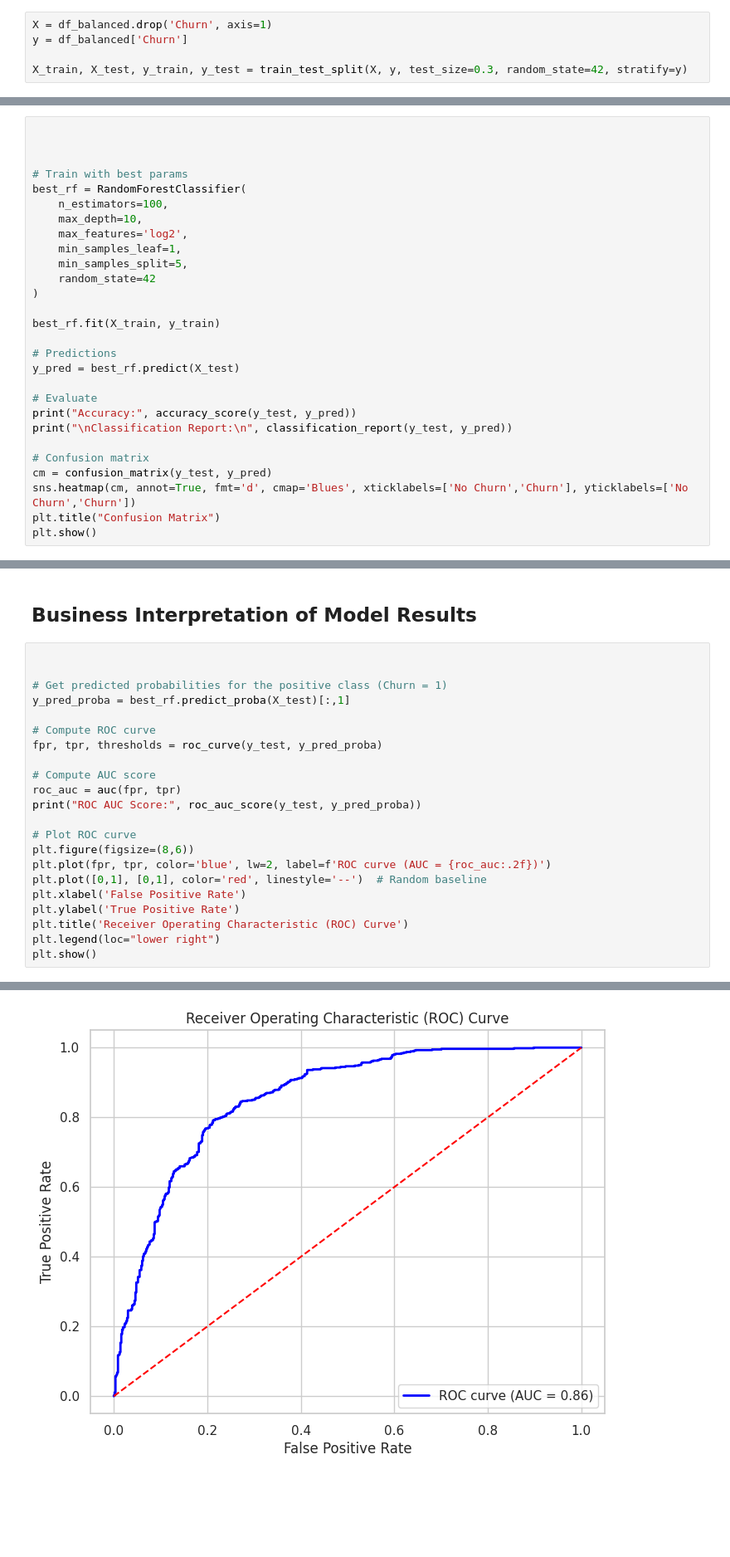
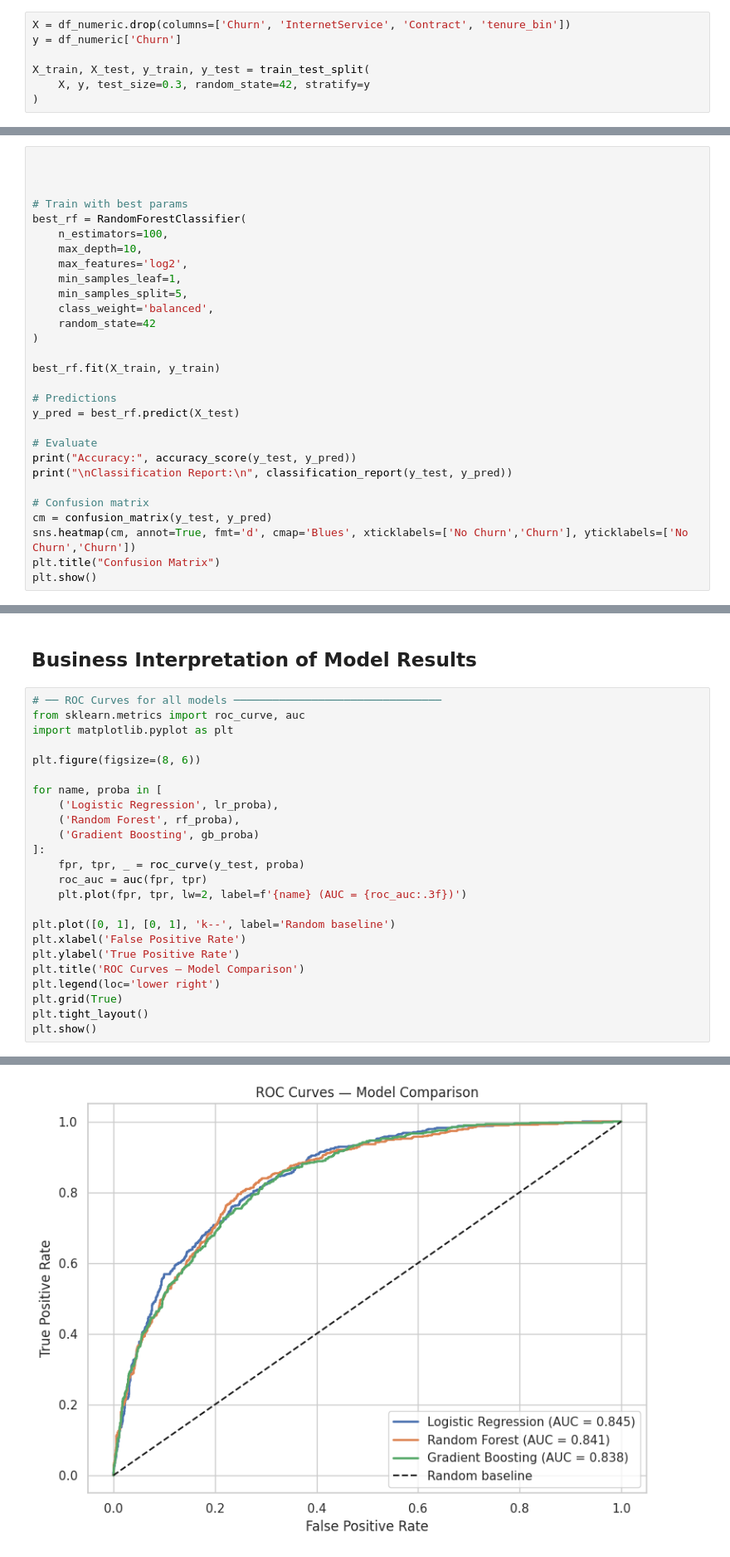
Before and after one commit to Salman-AslamS/telecom-customer-churn-prediction, a Jupyter notebook: telecom_customer_churn_prediction.ipynb, the cells around one changed output, grey strips where cells are left out. Shown at 83% size. Saved outputs shown, nothing was run; the diff lists cells and outputs as text; blank space fills up the shorter version.

```diff
--- a/telecom_customer_churn_prediction.ipynb
+++ b/telecom_customer_churn_prediction.ipynb
@@ -615,10 +557,12 @@ print(df_balanced.head())
 # %% [markdown]
 ## Predictive Modeling and Evaluation
 # %%
-X = df_balanced.drop('Churn', axis=1)
-y = df_balanced['Churn']
+X = df_numeric.drop(columns=['Churn', 'InternetService', 'Contract', 'tenure_bin'])
+y = df_numeric['Churn']
 
-X_train, X_test, y_train, y_test = train_test_split(X, y, test_size=0.3, random_state=42, stratify=y)
+X_train, X_test, y_train, y_test = train_test_split(
+    X, y, test_size=0.3, random_state=42, stratify=y
+)
 # %%
 rf = RandomForestClassifier(n_estimators=250, random_state=42)
 rf.fit(X_train, y_train)
@@ -685,6 +629,7 @@ best_rf = RandomForestClassifier(
     max_features='log2',
     min_samples_leaf=1,
     min_samples_split=5,
+    class_weight='balanced',
     random_state=42
 )
 
@@ -766,25 +828,27 @@ Actual: [0 0 0 0 1]
 # %% [markdown]
 ## Business Interpretation of Model Results
 # %%
+# ── ROC Curves for all models ────────────────────────────────
+from sklearn.metrics import roc_curve, auc
+import matplotlib.pyplot as plt
 
+plt.figure(figsize=(8, 6))
 
-# Get predicted probabilities for the positive class (Churn = 1)
-y_pred_proba = best_rf.predict_proba(X_test)[:,1]
+for name, proba in [
+    ('Logistic Regression', lr_proba),
+    ('Random Forest', rf_proba),
+    ('Gradient Boosting', gb_proba)
+]:
+    fpr, tpr, _ = roc_curve(y_test, proba)
+    roc_auc = auc(fpr, tpr)
+    plt.plot(fpr, tpr, lw=2, label=f'{name} (AUC = {roc_auc:.3f})')
 
-# Compute ROC curve
-fpr, tpr, thresholds = roc_curve(y_test, y_pred_proba)
-
-# Compute AUC score
-roc_auc = auc(fpr, tpr)
-print("ROC AUC Score:", roc_auc_score(y_test, y_pred_proba))
-
-# Plot ROC curve
-plt.figure(figsize=(8,6))
-plt.plot(fpr, tpr, color='blue', lw=2, label=f'ROC curve (AUC = {roc_auc:.2f})')
-plt.plot([0,1], [0,1], color='red', linestyle='--')  # Random baseline
+plt.plot([0, 1], [0, 1], 'k--', label='Random baseline')
 plt.xlabel('False Positive Rate')
 plt.ylabel('True Positive Rate')
-plt.title('Receiver Operating Characteristic (ROC) Curve')
-plt.legend(loc="lower right")
+plt.title('ROC Curves — Model Comparison')
+plt.legend(loc='lower right')
+plt.grid(True)
+plt.tight_layout()
 plt.show()
 # %% [output]
@@ -792 +855 @@ ROC AUC Score: 0.8551907880313039
-[figure, old version]
+[figure, new version]
```
Also changed, not shown: parts of 33 cells of this notebook.
